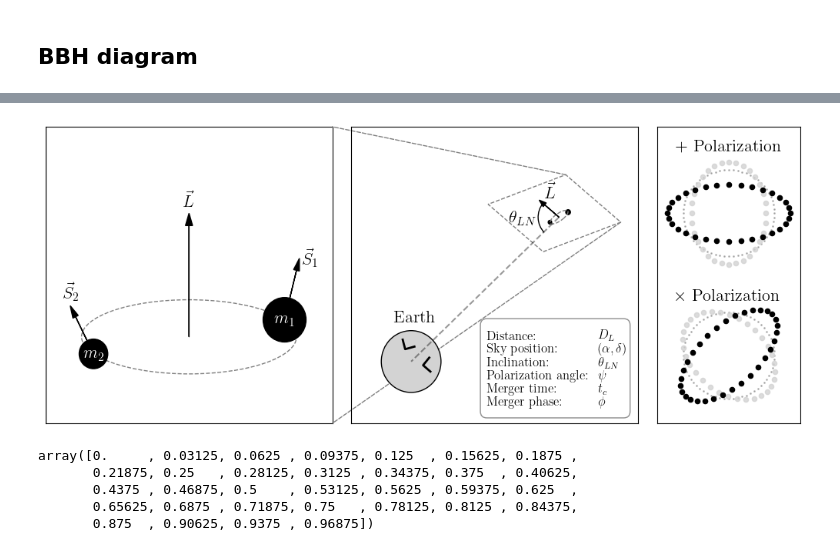
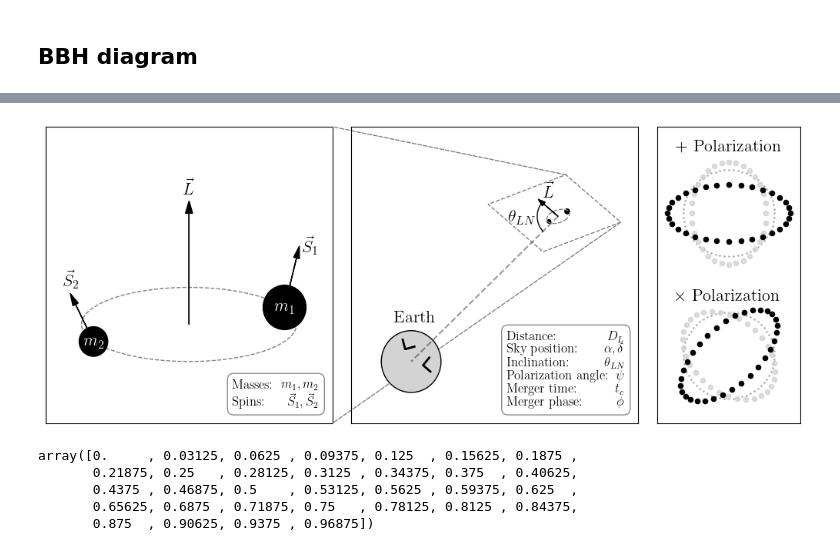
Before and after one commit to jack-heinzel/phd-thesis, a Jupyter notebook: thesis/introduction/plot.ipynb, the cells around one changed output, grey strips where cells are left out. Saved outputs shown, nothing was run; the diff lists cells and outputs as text; code cells hidden in the pictures.

Commit message:
improve diagram

```diff
--- a/thesis/introduction/plot.ipynb
+++ b/thesis/introduction/plot.ipynb
@@ -306,7 +77,7 @@ else:
 # ==========================================
 # ax1.set_title("Merger frame (intrinsic)", pad=20, fontsize=16)
 
-yshift = 0.5
+yshift = 0.4
 # Orbital ellipse: Made completely horizontal
 orbit = Ellipse((0, -yshift), 1.8, 0.6, angle=0, fill=False, linestyle='--', color='gray')
 ax1.add_patch(orbit)
@@ -332,6 +103,34 @@ ax1.text(bh1_pos[0] + 0.15, bh1_pos[1] + 0.45, r"$\vec{S}_1$", color=vector_colo
 ax1.arrow(bh2_pos[0], bh2_pos[1], -0.15, 0.3, head_width=0.05, head_length=0.1, fc=vector_color, ec=vector_color, zorder=2)
 # S2 label moved higher to avoid vector overlap
 ax1.text(bh2_pos[0] - 0.25, bh2_pos[1] + 0.45, r"$\vec{S}_2$", color=vector_color, fontsize=16)
+
+# Information Text
+# Column 1: Labels
+# Column 2: Math Variables
+col2_text = (r"$m_1, m_2$" + "\n" +
+             r"$\vec{S}_1, \vec{S}_2$")
+
+# 1. Draw an invisible background box anchored to the bottom right.
+# We repeat the longest line with extra padding to ensure the box is wide enough.
+bg_text = r"Masses: $m_1, m_2$" + "\n" + r"Masses: $m_1, \vec{S}_2$"
+ax1.text(0.95, 0.05, bg_text,
+         transform=ax1.transAxes, fontsize=12,
+         ha='right', va='bottom', zorder=10,
+         color='none', # Makes the text invisible, leaving only the bounding box
+         bbox=dict(facecolor='white', alpha=0.9, edgecolor='gray', boxstyle='round,pad=0.5'))
+
+# 2. Draw the Labels (Right-aligned to create a crisp column edge)
+ax1.text(0.65, 0.1075, "Masses:",
+         transform=ax1.transAxes, fontsize=12,
+         ha='left', va='bottom', zorder=11)
+ax1.text(0.65, 0.05, "Spins:",
+         transform=ax1.transAxes, fontsize=12,
+         ha='left', va='bottom', zorder=11)
+
+# 3. Draw the Variables (Left-aligned, sitting just to the right of the labels)
+ax1.text(0.95, 0.05, col2_text,
+         transform=ax1.transAxes, fontsize=12,
+         ha='right', va='bottom', zorder=11)
 
 # ==========================================
 # Panel 2: Observer Frame (Zoomed out)
@@ -383,7 +182,9 @@ bh2_pt = t_geom.transform_point([-0.08, -0.0138 - yshift/10])
 ax2.add_patch(Circle(bh1_pt, 0.02, color='black'))
 ax2.add_patch(Circle(bh2_pt, 0.015, color='black'))
 
-orbit_inset = Ellipse((0, -yshift / 10), 0.18, 0.06, angle=box_angle+skew, fill=False, linestyle='--', color='gray')
+faceon = np.pi/5
+
+orbit_inset = Ellipse((0, -yshift / 10), 0.18, 0.18*faceon, angle=15, fill=False, linestyle='--', color='gray')
 orbit_inset.set_transform(t_geom + ax2.transData)
 ax2.add_patch(orbit_inset)
 
@@ -427,7 +228,7 @@ col1_text = (r"Distance:" + "\n" +
              r"Merger phase:")
 # Column 2: Math Variables
 col2_text = (r"$D_L$" + "\n" +
-             r"$(\alpha, \delta)$" + "\n" +
+             r"$\alpha, \delta$" + "\n" +
              r"$\theta_{LN}$" + "\n" +
              r"$\psi$" + "\n" +
              r"$t_c$" + "\n" +
@@ -435,22 +236,22 @@ col2_text = (r"$D_L$" + "\n" +
 
 # 1. Draw an invisible background box anchored to the bottom right.
 # We repeat the longest line with extra padding to ensure the box is wide enough.
-bg_text = "Polarization angle: $(\\alpha, \delta)$\n" * 5 + "Polarization angle: $(\\alpha, \delta)$"
-ax2.text(0.95, 0.04, bg_text,
+bg_text = "Polarization angle: $\psi$\n" * 5 + "Polarization angle: $\psi$"
+ax2.text(0.95, 0.05, bg_text,
          transform=ax2.transAxes, fontsize=12,
          ha='right', va='bottom', zorder=10,
          color='none', # Makes the text invisible, leaving only the bounding box
          bbox=dict(facecolor='white', alpha=0.9, edgecolor='gray', boxstyle='round,pad=0.5'))
 
 # 2. Draw the Labels (Right-aligned to create a crisp column edge)
-ax2.text(0.47, 0.05, col1_text,
+ax2.text(0.54, 0.05, col1_text,
          transform=ax2.transAxes, fontsize=12,
          ha='left', va='bottom', zorder=11)
 
 # 3. Draw the Variables (Left-aligned, sitting just to the right of the labels)
-ax2.text(0.86, 0.05, col2_text,
+ax2.text(0.95, 0.05, col2_text,
          transform=ax2.transAxes, fontsize=12,
-         ha='left', va='bottom', zorder=11)
+         ha='right', va='bottom', zorder=11)
 
 # Extract exact transformed corners of the parallelogram for accurate connection patches
 top_right_base = [box_w/2, box_h/2]
@@ -500,34 +301,34 @@ def draw_polarization_state(ax, center_y, title, perturb_x, perturb_y, text_y):
 perturb_plus_x = 0.08
 perturb_plus_y = -0.08
 draw_polarization_state(ax3, 0.5, r"$+$ Polarization", perturb_plus_x, perturb_plus_y, text_y=1.0)
 
 # Cross Polarization (Requires rotating the plus pattern)
 x_cross1 = (r + perturb_plus_x * 1.5) * np.cos(theta)
 y_cross1 = (r - perturb_plus_x * 1.5) * np.sin(theta)
 x_cross2 = (r - perturb_plus_x * 0.8) * np.cos(theta)
 y_cross2 = (r + perturb_plus_x * 0.8) * np.sin(theta)
 
 ang = np.pi/4
 x_cp1 = x_cross1 * np.cos(ang) - y_cross1 * np.sin(ang)
 y_cp1 = x_cross1 * np.sin(ang) + y_cross1 * np.cos(ang) - 0.65
 x_cp2 = x_cross2 * np.cos(ang) - y_cross2 * np.sin(ang)
 y_cp2 = x_cross2 * np.sin(ang) + y_cross2 * np.cos(ang) - 0.65
 
 x_ref_x = r * np.cos(2*np.pi*np.arange(0,1,1/64))
 y_ref_x = r * np.sin(2*np.pi*np.arange(0,1,1/64))
 
 ax3.scatter(x_ref_x, y_ref_x + 0.5, s=1, color=reference_color, alpha=0.5)
 ax3.scatter(x_ref_x, y_ref_x - 0.65, s=1, color=reference_color, alpha=0.5)
 
 ax3.scatter(x_cp2, y_cp2, color=phase_color, s=20, alpha=0.8, zorder=4)
 ax3.scatter(x_cp1, y_cp1, color=point_color, s=20, zorder=5)
 # Text pushed further down for separation
 ax3.text(0, -0.2, r"$\times$ Polarization", ha='center', fontsize=16)
 
 # plt.show()
 plt.savefig('bbh_merger_diagram.pdf', dpi=300, bbox_inches='tight')
 # %% [output]
-[figure, old version]
+[figure, new version]
 # %%
 np.arange(0, 1, 1/32)
 # %% [output]
```
Also changed, not shown: parts of 1 cell of this notebook, 1 other file.
